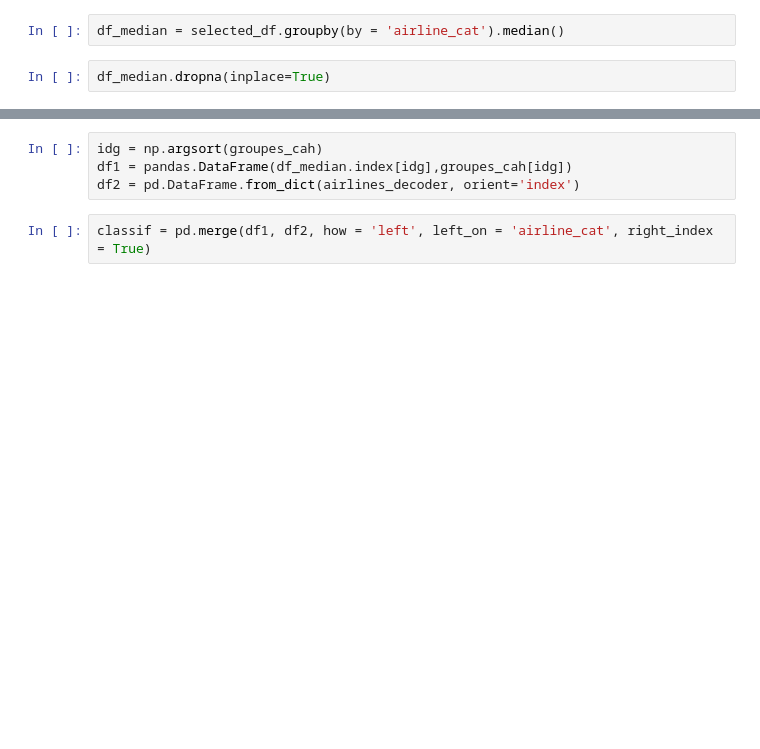
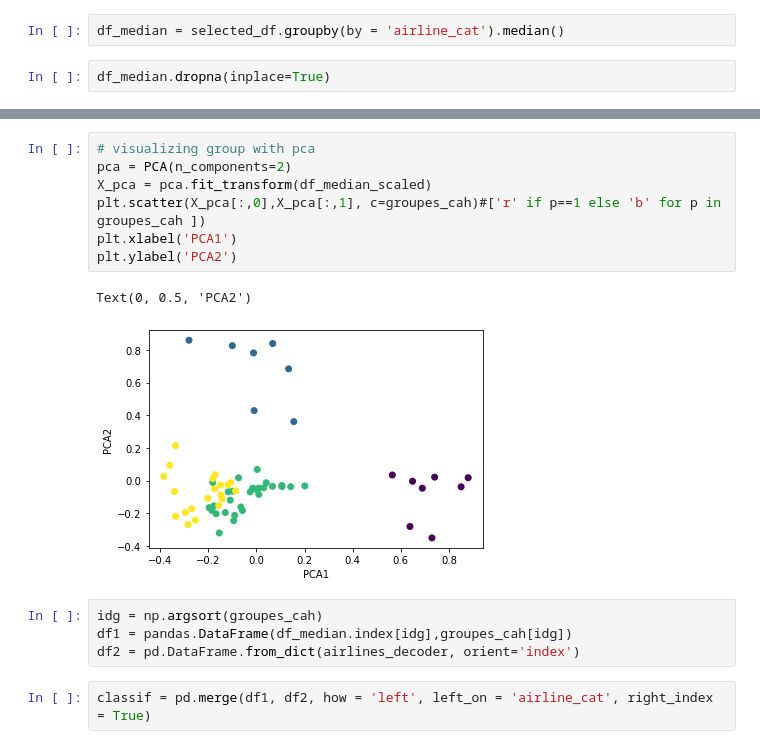
Before and after one commit to JZYoshi/AFDA, a Jupyter notebook: classification/Classification.ipynb, the cells around one changed output, grey strips where cells are left out. Saved outputs shown, nothing was run; the diff lists cells and outputs as text; blank space fills up the shorter version.

```diff
--- a/classification/Classification.ipynb
+++ b/classification/Classification.ipynb
@@ -109,3 +151,13 @@ print(groupes_cah)
+# %%
+# visualizing group with pca
+pca = PCA(n_components=2)
+X_pca = pca.fit_transform(df_median_scaled)
+plt.scatter(X_pca[:,0],X_pca[:,1], c=groupes_cah)#['r' if p==1 else 'b' for p in groupes_cah ])
+plt.xlabel('PCA1')
+plt.ylabel('PCA2')
+# %% [output]
+Text(0, 0.5, 'PCA2')
+[figure, added]
 # %%
 idg = np.argsort(groupes_cah)
 df1 = pandas.DataFrame(df_median.index[idg],groupes_cah[idg])
```
Also changed, not shown: parts of 21 cells of this notebook.
